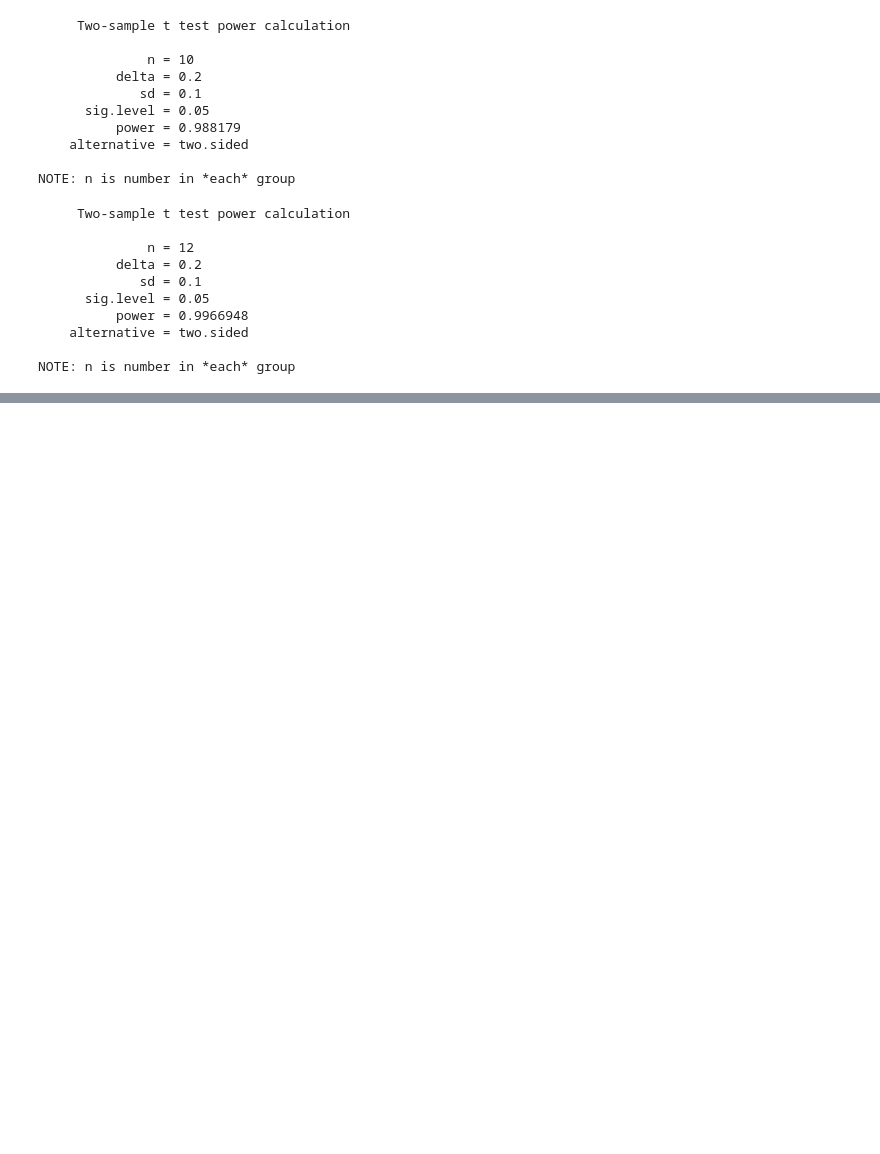
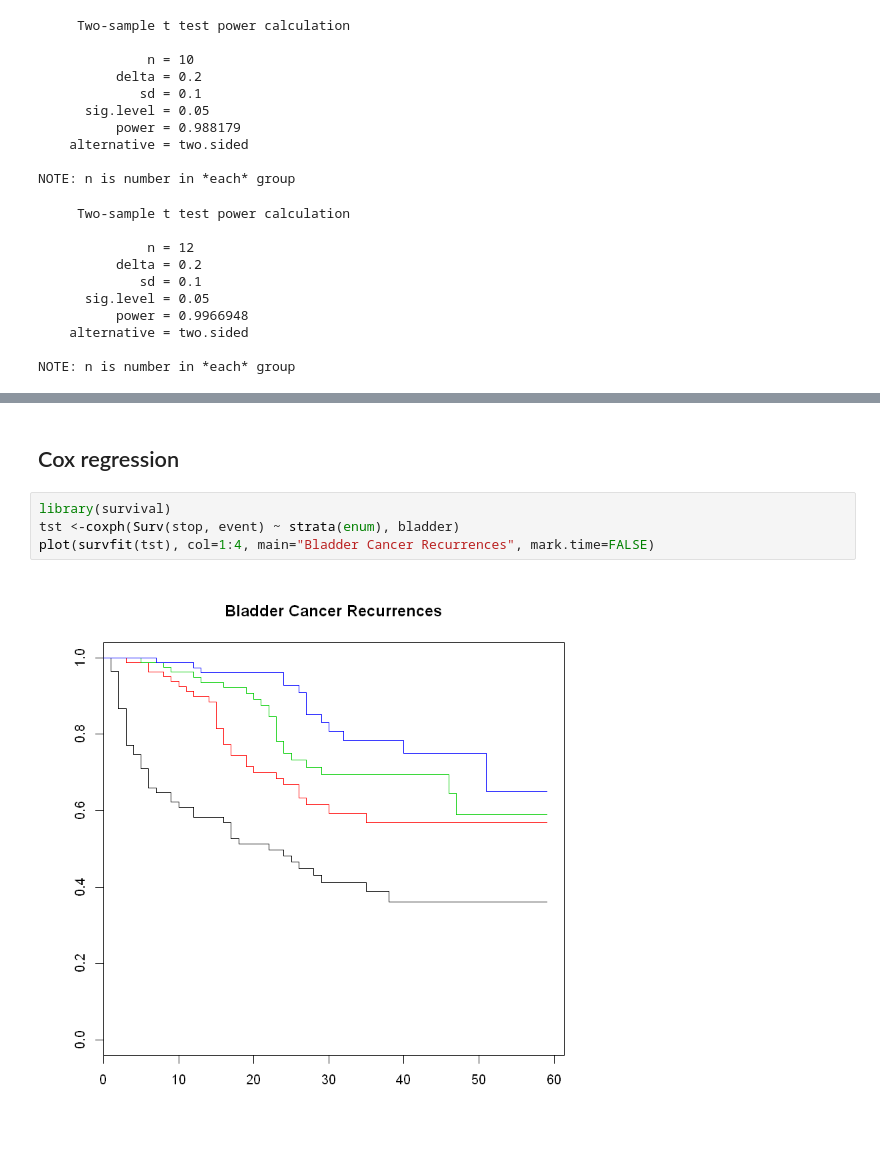
Before and after one commit to mafrasiabi/EPFL-Applied-Biostatistics, a Jupyter notebook: Power Analysis.ipynb, the cells around one changed output, grey strips where cells are left out. Cells and saved outputs as stored; diff of their text form; blank space fills up the shorter version.

```diff
--- a/Power Analysis.ipynb
+++ b/Power Analysis.ipynb
@@ -68,0 +273,8 @@ NOTE: n is number in *each* group
+# %% [markdown]
+## Cox regression
+# %%
+library(survival)
+tst <-coxph(Surv(stop, event) ~ strata(enum), bladder)
+plot(survfit(tst), col=1:4, main="Bladder Cancer Recurrences", mark.time=FALSE)
+# %% [output]
+[figure, added]
```
Also changed, not shown: parts of 21 cells of this notebook.
